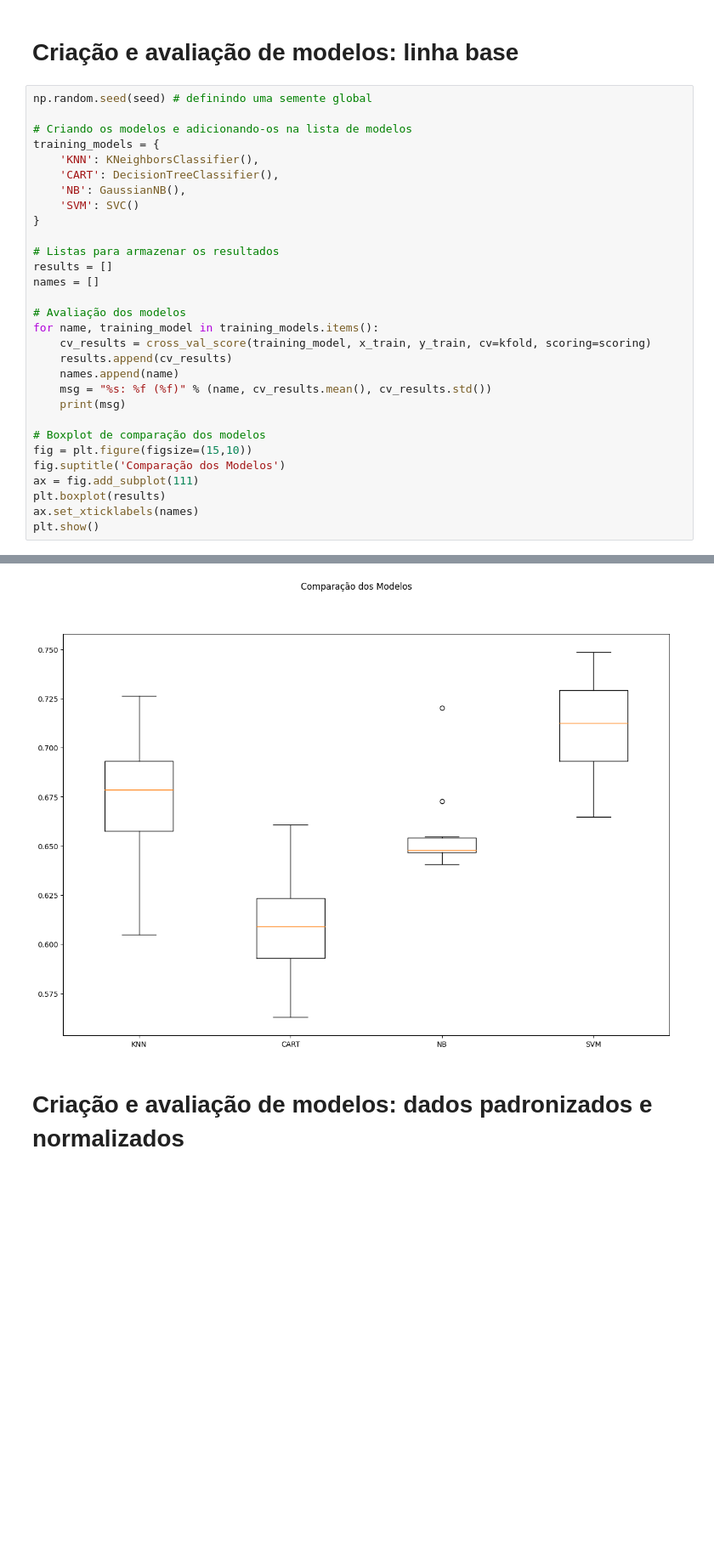
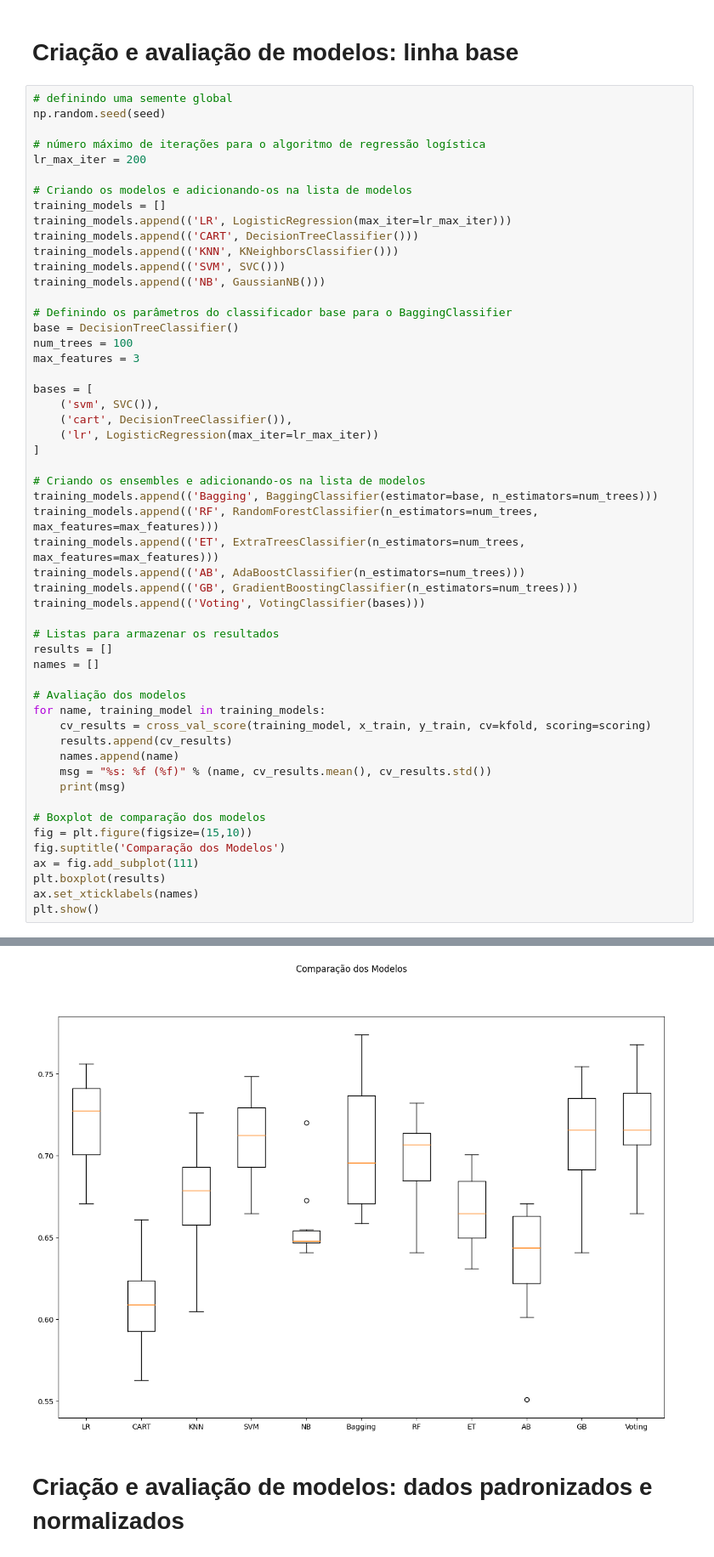
Before and after one commit to jonathangsilveira/mvp-predicao-media-alunos-api, a Jupyter notebook: machine_learning/mvp_predicao_media_alunos_notebook.ipynb, the cells around one changed output, grey strips where cells are left out. Shown: that part at 85% size. Cells and saved outputs as stored; diff of their text form; blank space fills up the shorter version.

```diff
--- a/machine_learning/mvp_predicao_media_alunos_notebook.ipynb
+++ b/machine_learning/mvp_predicao_media_alunos_notebook.ipynb
@@ -98,22 +171,45 @@ kfold = StratifiedKFold(
 # %% [markdown]
 # Criação e avaliação de modelos: linha base
 # %%
-np.random.seed(seed) # definindo uma semente global
+# definindo uma semente global
+np.random.seed(seed)
+
+# número máximo de iterações para o algoritmo de regressão logística
+lr_max_iter = 200
 
 # Criando os modelos e adicionando-os na lista de modelos
-training_models = {
-    'KNN': KNeighborsClassifier(),
-    'CART': DecisionTreeClassifier(),
-    'NB': GaussianNB(),
-    'SVM': SVC()
-}
+training_models = []
+training_models.append(('LR', LogisticRegression(max_iter=lr_max_iter)))
+training_models.append(('CART', DecisionTreeClassifier()))
+training_models.append(('KNN', KNeighborsClassifier()))
+training_models.append(('SVM', SVC()))
+training_models.append(('NB', GaussianNB()))
+
+# Definindo os parâmetros do classificador base para o BaggingClassifier
+base = DecisionTreeClassifier()
+num_trees = 100
+max_features = 3
+
+bases = [
+    ('svm', SVC()),
+    ('cart', DecisionTreeClassifier()),
+    ('lr', LogisticRegression(max_iter=lr_max_iter))
+]
+
+# Criando os ensembles e adicionando-os na lista de modelos
+training_models.append(('Bagging', BaggingClassifier(estimator=base, n_estimators=num_trees)))
+training_models.append(('RF', RandomForestClassifier(n_estimators=num_trees, max_features=max_features)))
+training_models.append(('ET', ExtraTreesClassifier(n_estimators=num_trees, max_features=max_features)))
+training_models.append(('AB', AdaBoostClassifier(n_estimators=num_trees)))
+training_models.append(('GB', GradientBoostingClassifier(n_estimators=num_trees)))
+training_models.append(('Voting', VotingClassifier(bases)))
 
 # Listas para armazenar os resultados
 results = []
 names = []
 
 # Avaliação dos modelos
-for name, training_model in training_models.items():
+for name, training_model in training_models:
     cv_results = cross_val_score(training_model, x_train, y_train, cv=kfold, scoring=scoring)
     results.append(cv_results)
     names.append(name)
@@ -135,4 +238,4 @@ SVM: 0.710258 (0.026911)
-[figure, old version]
+[figure, new version]
 # %% [markdown]
 # Criação e avaliação de modelos: dados padronizados e normalizados
 # %%
```
Also changed, not shown: parts of 14 cells of this notebook.
